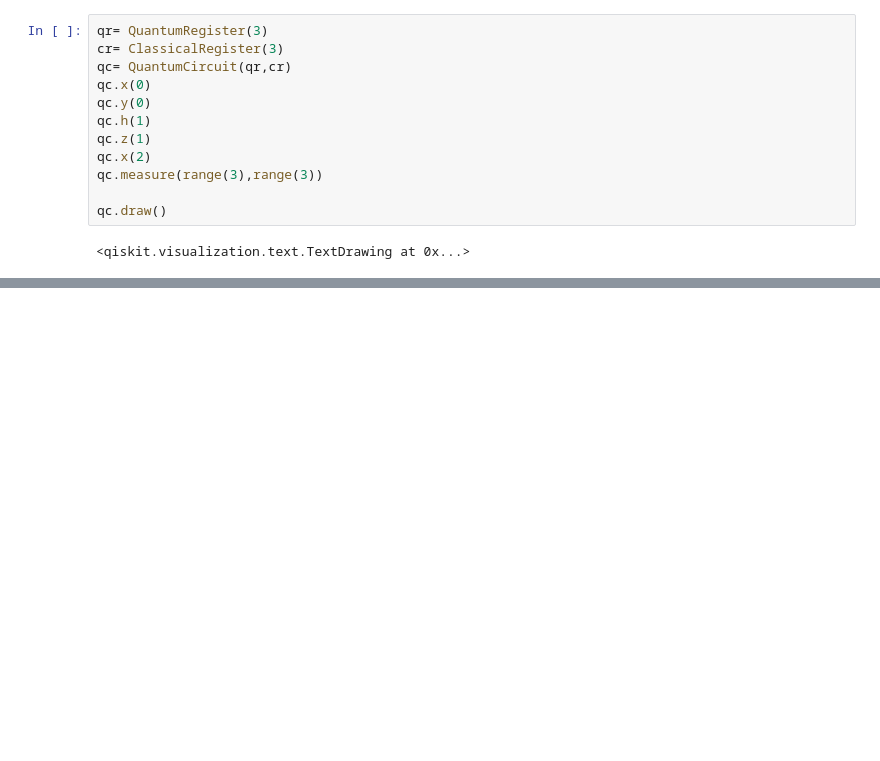
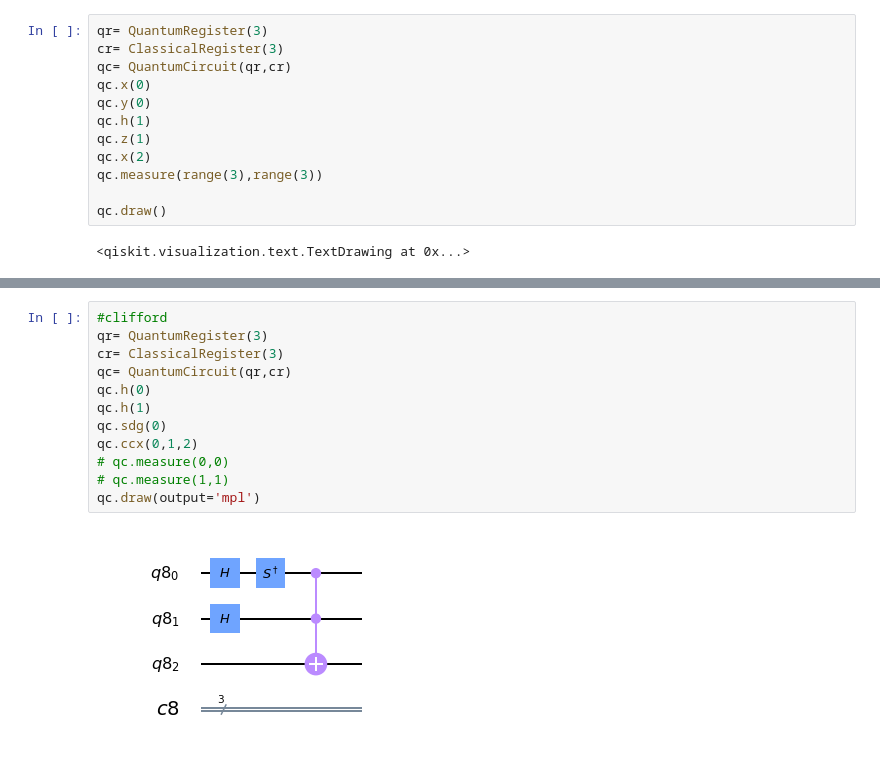
Before and after one commit to shashanka300/QC-practice, a Jupyter notebook: practice/gate observation.ipynb, the cells around one changed output, grey strips where cells are left out. Drawn from its saved outputs; the diff is of its cells as text; blank space fills up the shorter version.

```diff
--- a/practice/gate observation.ipynb
+++ b/practice/gate observation.ipynb
@@ -276,0 +282,14 @@ plot_histogram(res)
+# %%
+#clifford
+qr= QuantumRegister(3)
+cr= ClassicalRegister(3)
+qc= QuantumCircuit(qr,cr)
+qc.h(0)
+qc.h(1)
+qc.sdg(0)
+qc.ccx(0,1,2)
+# qc.measure(0,0)
+# qc.measure(1,1)
+qc.draw(output='mpl')
+# %% [output]
+[figure, added]
```
Also changed, not shown: parts of 4 cells of this notebook.
